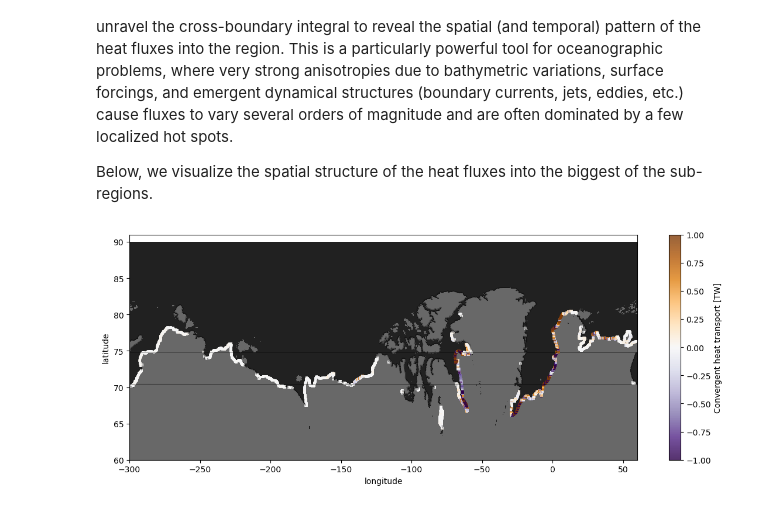
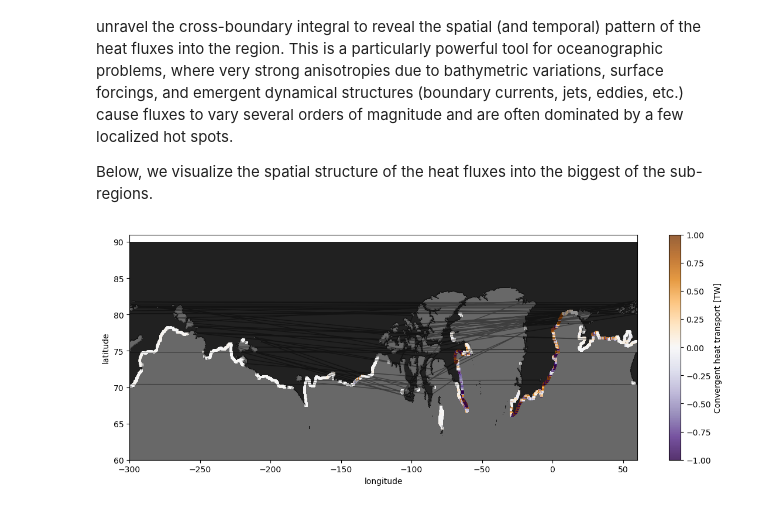
Before and after one commit to hdrake/regionate, a Jupyter notebook: examples/3_Arctic_heat_CM4p25.ipynb, the cells around one changed output. Saved outputs shown, nothing was run; the diff lists cells and outputs as text; code cells hidden in the pictures.

```diff
--- a/examples/3_Arctic_heat_CM4p25.ipynb
+++ b/examples/3_Arctic_heat_CM4p25.ipynb
@@ -181,21 +183,23 @@ carefully accounts for as well.
 # %%
 total_convergent_heat_transport = 0.
 
-for p, region in enumerate(region_dict.values()):
-    ds_sec = sectionate.convergent_transport(
-        grid,
-        region.i_c,
-        region.j_c,
-        utr="T_adx",
-        vtr="T_ady",
-        layer="z_l",
-        interface="z_i",
-        outname="conv_heat_transport",
-        positive_in=region.mask,
-    )
+for region in region_dict.values():
+    sections = []
+    for boundary in region.boundaries:
+        ds_sec = sectionate.convergent_transport(
+            grid,
+            boundary.i_c,
+            boundary.j_c,
+            utr="T_adx",
+            vtr="T_ady",
+            layer="z_l",
+            interface="z_i",
+            outname="conv_heat_transport",
+            positive_in=region.mask,
+        )
+        sections.append(ds_sec['conv_heat_transport'].sum("z_l").isel(time=0).compute())
 
-    region.convergent_heat_transport = ds_sec['conv_heat_transport'].sum("z_l").isel(time=0).compute()
-
+    region.convergent_heat_transport = xr.concat(sections, dim="sect")
     total_convergent_heat_transport += region.convergent_heat_transport.sum(["sect"]).values
 # %%
 print(f"The total advective heat convergence into these cold regions of the Arctic is: {total_convergent_heat_transport*1e-12} TW")
@@ -243,38 +247,38 @@ plt.figure(figsize=(14,5))
 plt.pcolor(
     ds.geolon_c,
     ds.geolat_c,
-    region_dict[0].mask,
+    ds.mask,
     cmap="Greys",
     vmin=-3, vmax=1.5
 )
 
 for p, region in enumerate(region_dict.values()):
-    if len(region.lons_c) < 100: continue
+    if sum(len(b.lons_c) for b in region.boundaries) < 100: continue
     plt.plot(
         region.convergent_heat_transport['lon'].where(region.convergent_heat_transport==0.),
         region.convergent_heat_transport['lat'].where(region.convergent_heat_transport==0.),
         "k-", lw=1., alpha=0.4
     )
 for p, region in enumerate(region_dict.values()):
-    if len(region.lons_c) < 100: continue
+    if sum(len(b.lons_c) for b in region.boundaries) < 100: continue
     sc = plt.scatter(
         region.convergent_heat_transport['lon'],
         region.convergent_heat_transport['lat'],
         c = ((region.convergent_heat_transport*1e-12)
              .where(region.convergent_heat_transport!=0.)),
         marker="s",
         s = 10,
         cmap="PuOr_r",
         vmin=-vmax,
         vmax=vmax,
         edgecolor="k",
         linewidth=0.,
         alpha=0.8
     )
 
 plt.colorbar(sc, label="Convergent heat transport [TW]")
 plt.ylabel("latitude")
 plt.xlabel("longitude");
 plt.ylim(60, 91);
 # %% [output]
-[figure, old version]
+[figure, new version]
```
Also changed, not shown: parts of 2 cells of this notebook, 3 other files.
